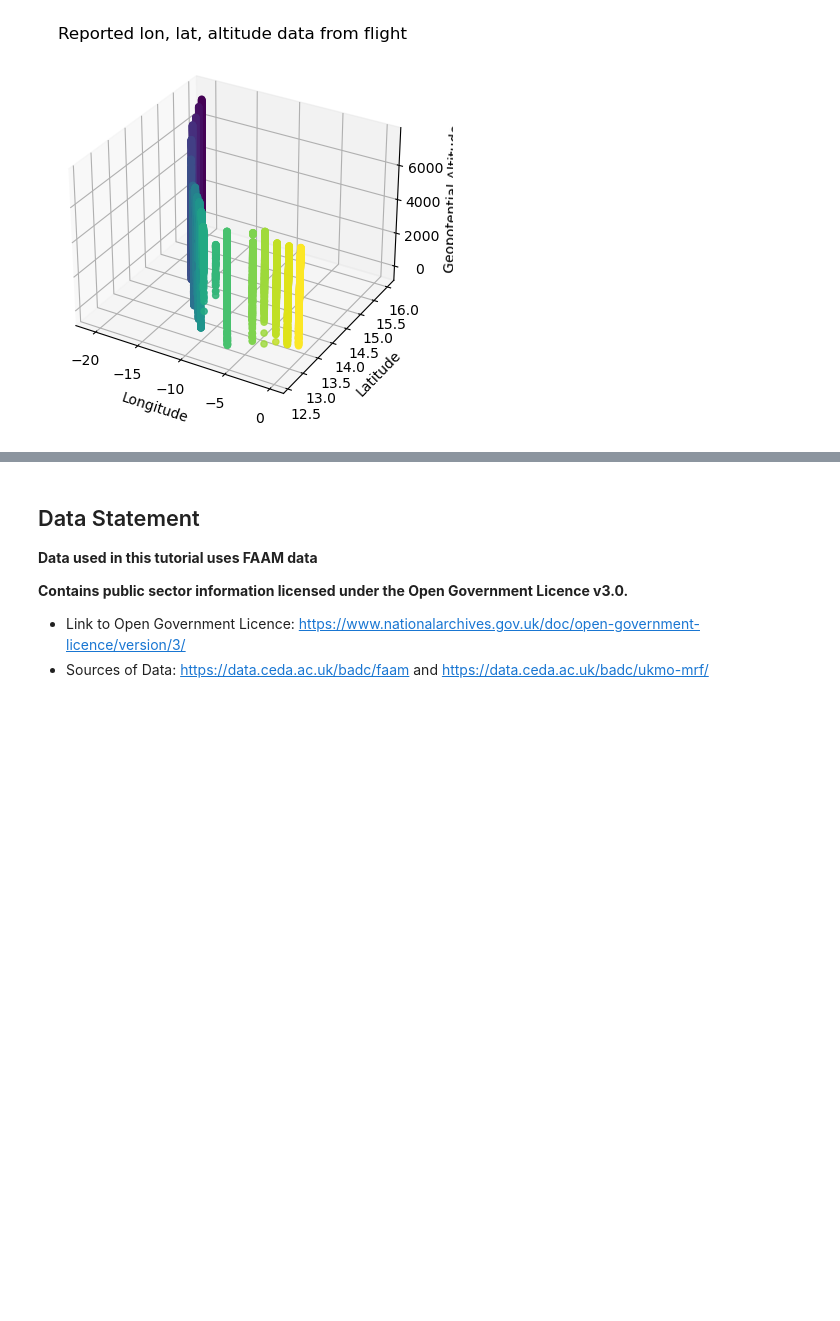
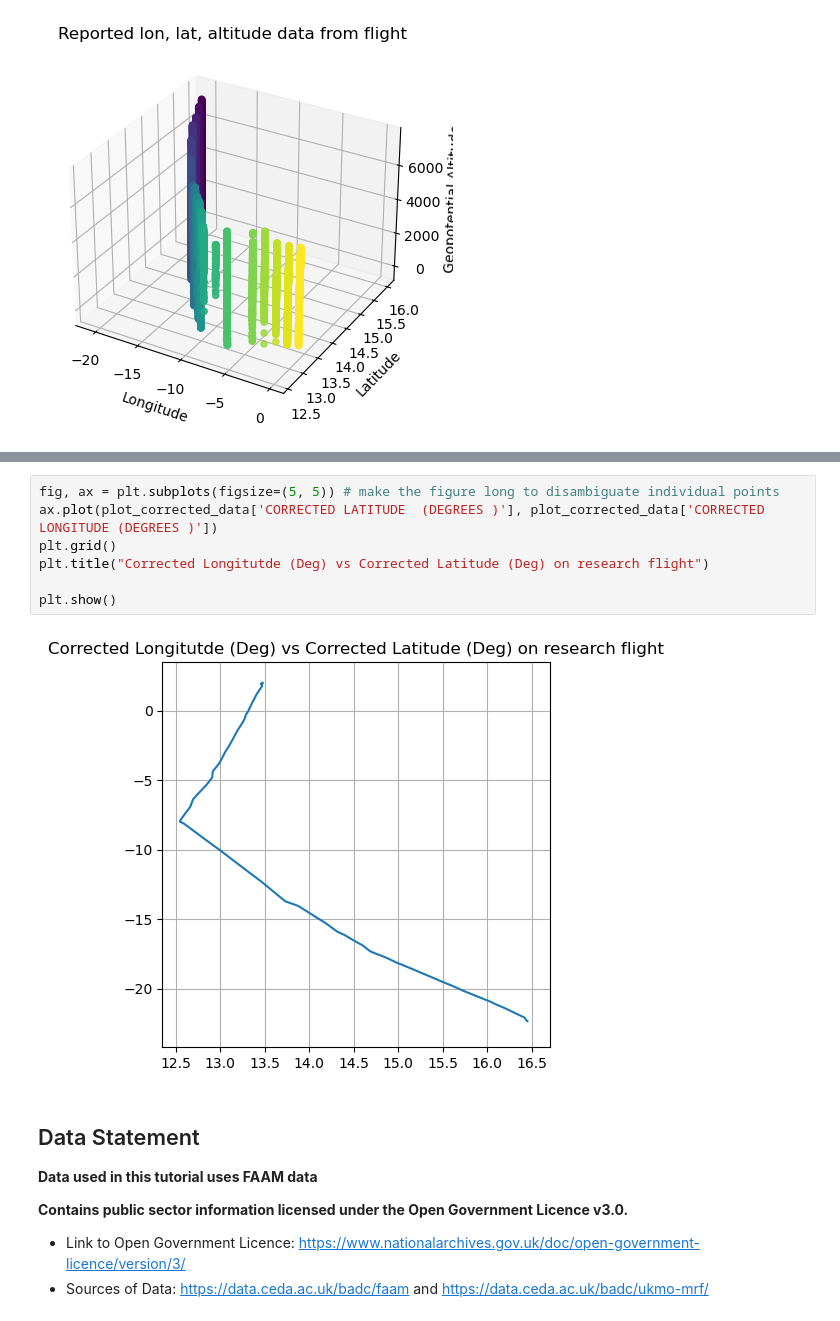
Before and after one commit to informatics-lab/spaceapps-2022-mo-bootcamp, a Jupyter notebook: Session_3_Met_Office_Data/03_aircraft_data.ipynb, the cells around one changed output, grey strips where cells are left out. Drawn from its saved outputs; the diff is of its cells as text; blank space fills up the shorter version.

```diff
--- a/Session_3_Met_Office_Data/03_aircraft_data.ipynb
+++ b/Session_3_Met_Office_Data/03_aircraft_data.ipynb
@@ -831,3 +911,12 @@ plt.show()
+# %%
+fig, ax = plt.subplots(figsize=(5, 5)) # make the figure long to disambiguate individual points
+ax.plot(plot_corrected_data['CORRECTED LATITUDE  (DEGREES )'], plot_corrected_data['CORRECTED LONGITUDE (DEGREES )'])
+plt.grid()
+plt.title("Corrected Longitutde (Deg) vs Corrected Latitude (Deg) on research flight")
+
+plt.show()
+# %% [output]
+[figure, added]
 # %% [markdown]
 ## Data Statement
 
```
Also changed, not shown: parts of 8 cells of this notebook.
